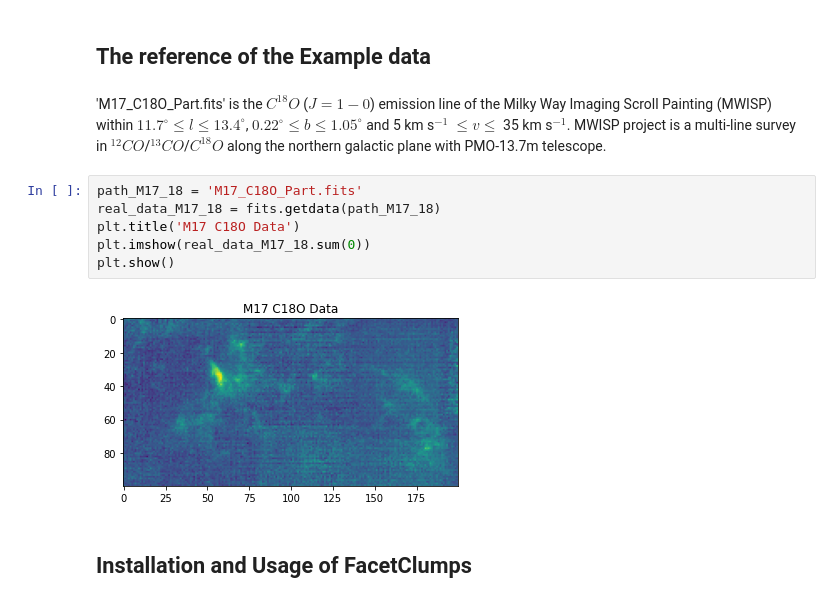
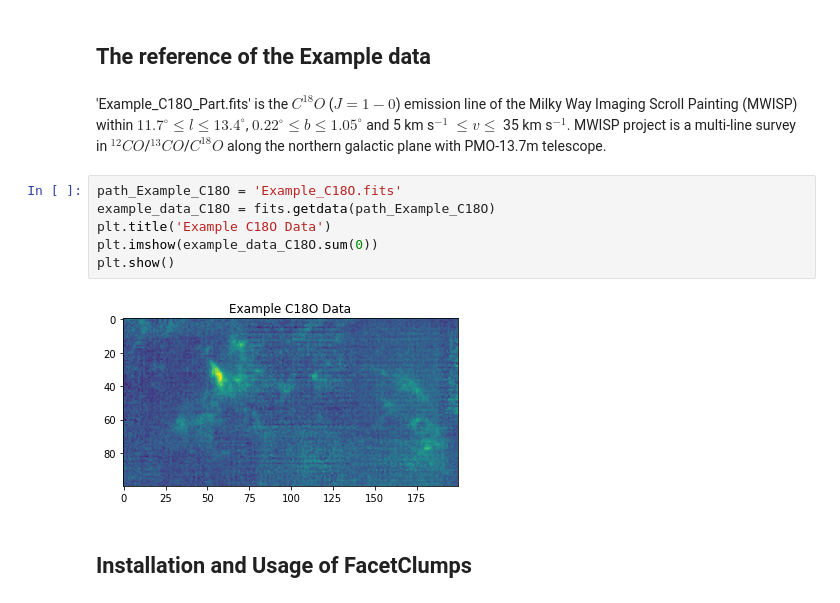
Before and after one commit to JiangYuTS/FacetClumps, a Jupyter notebook: Examples/Examples_Files_FacetClumps.ipynb, the cells around one changed output. Saved outputs shown, nothing was run; the diff lists cells and outputs as text.

Commit message:
Update Examples

```diff
--- a/Examples/Examples_Files_FacetClumps.ipynb
+++ b/Examples/Examples_Files_FacetClumps.ipynb
@@ -8,15 +8,15 @@ from astropy import units as u
 # %% [markdown]
 ## The reference of the Example data
 # %% [markdown]
-'M17_C18O_Part.fits' is the $C^{18}O$ ($J = 1-0$) emission line of the Milky Way Imaging Scroll Painting (MWISP) within $11.7^{\circ} \leq l \leq 13.4^{\circ}$, $0.22^{\circ} \leq b \leq 1.05^{\circ}$ and 5 km s$^{-1}$ $\leq v \leq$ 35 km s$^{-1}$. MWISP project is a multi-line survey in $^{12}CO$/$^{13}CO$/$C^{18}O$ along the northern galactic plane with PMO-13.7m telescope.
+'Example_C18O_Part.fits' is the $C^{18}O$ ($J = 1-0$) emission line of the Milky Way Imaging Scroll Painting (MWISP) within $11.7^{\circ} \leq l \leq 13.4^{\circ}$, $0.22^{\circ} \leq b \leq 1.05^{\circ}$ and 5 km s$^{-1}$ $\leq v \leq$ 35 km s$^{-1}$. MWISP project is a multi-line survey in $^{12}CO$/$^{13}CO$/$C^{18}O$ along the northern galactic plane with PMO-13.7m telescope.
 # %%
-path_M17_18 = 'M17_C18O_Part.fits'
-real_data_M17_18 = fits.getdata(path_M17_18)
-plt.title('M17 C18O Data')
-plt.imshow(real_data_M17_18.sum(0))
+path_Example_C18O = 'Example_C18O.fits'
+example_data_C18O = fits.getdata(path_Example_C18O)
+plt.title('Example C18O Data')
+plt.imshow(example_data_C18O.sum(0))
 plt.show()
 # %% [output]
-[figure, old version]
+[figure, new version]
 # %% [markdown]
 ## Installation and Usage of FacetClumps
 # %%
```
Also changed, not shown: parts of 5 cells of this notebook, 2 other files.
